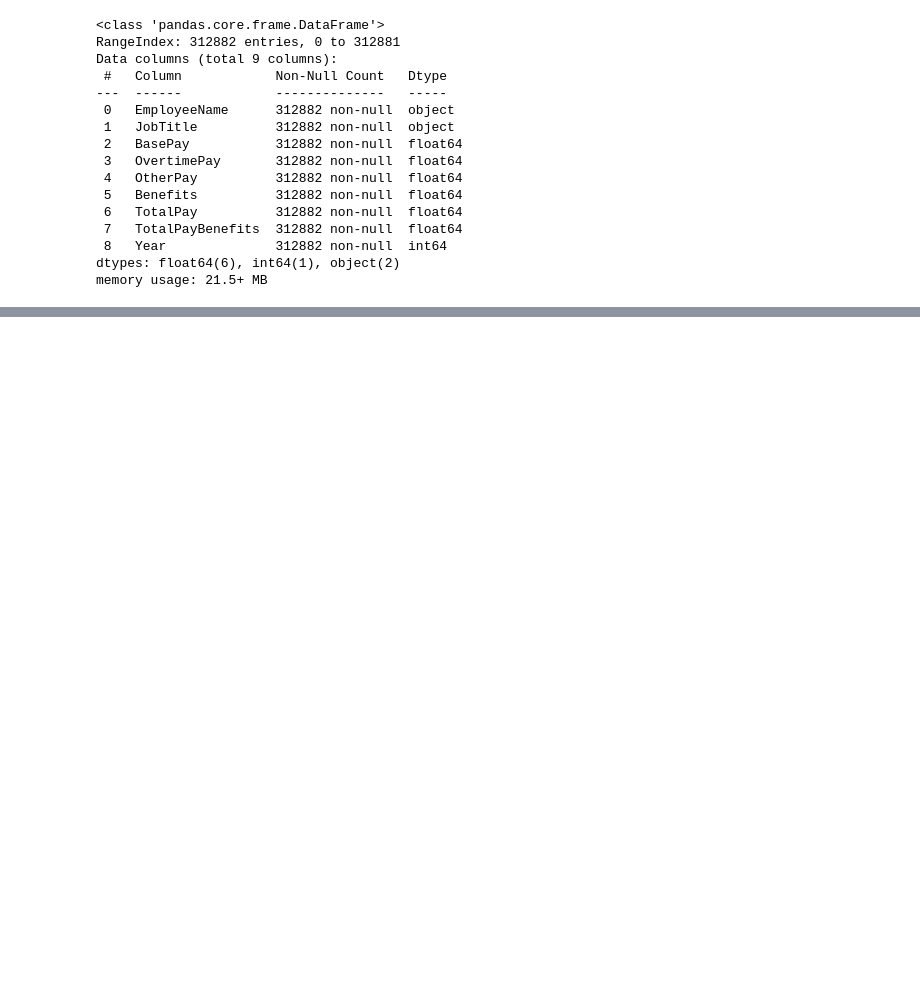
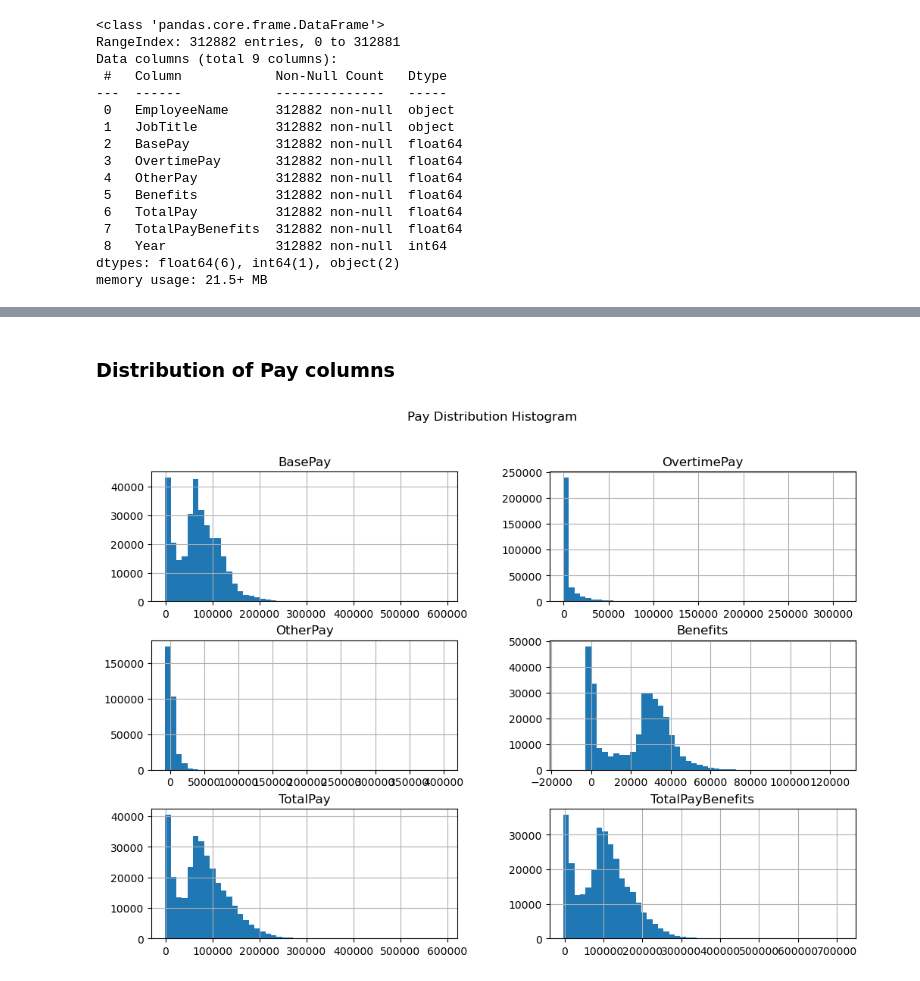
Before and after one commit to niteshkavade/San-Francisco-Employee-Salary-Prediction, a Jupyter notebook: San Francisco Employees Salary.ipynb, the cells around one changed output, grey strips where cells are left out. Saved outputs shown, nothing was run; the diff lists cells and outputs as text; code cells hidden in the pictures; blank space fills up the shorter version.

Commit message:
Distribution of Pay Columns

```diff
--- a/San Francisco Employees Salary.ipynb
+++ b/San Francisco Employees Salary.ipynb
@@ -164,3 +164,5 @@ data.describe()
 | 50% | 67645.970000 | 0.000000 | 728.000000 | 26771.565000 | 74908.790000 | 100011.290000 | 2015.000000 |
 | 75% | 99236.202500 | 5223.115000 | 3958.680000 | 34288.847500 | 111386.897500 | 142376.300000 | 2017.000000 |
 | max | 592394.340000 | 309481.030000 | 400184.250000 | 125891.730000 | 592394.340000 | 712802.360000 | 2018.000000 |
+# %% [markdown]
+### Distribution of Pay columns
@@ -166,0 +171,8 @@ data.describe()
+# %%
+pay_cols = ['BasePay','OvertimePay','OtherPay','Benefits','TotalPay','TotalPayBenefits']
+
+data[pay_cols].hist(bins=50,figsize=(12,8))
+plt.suptitle("Pay Distribution Histogram")
+plt.show()
+# %% [output]
+[figure, added]
```
Also changed, not shown: parts of 1 cell of this notebook.
